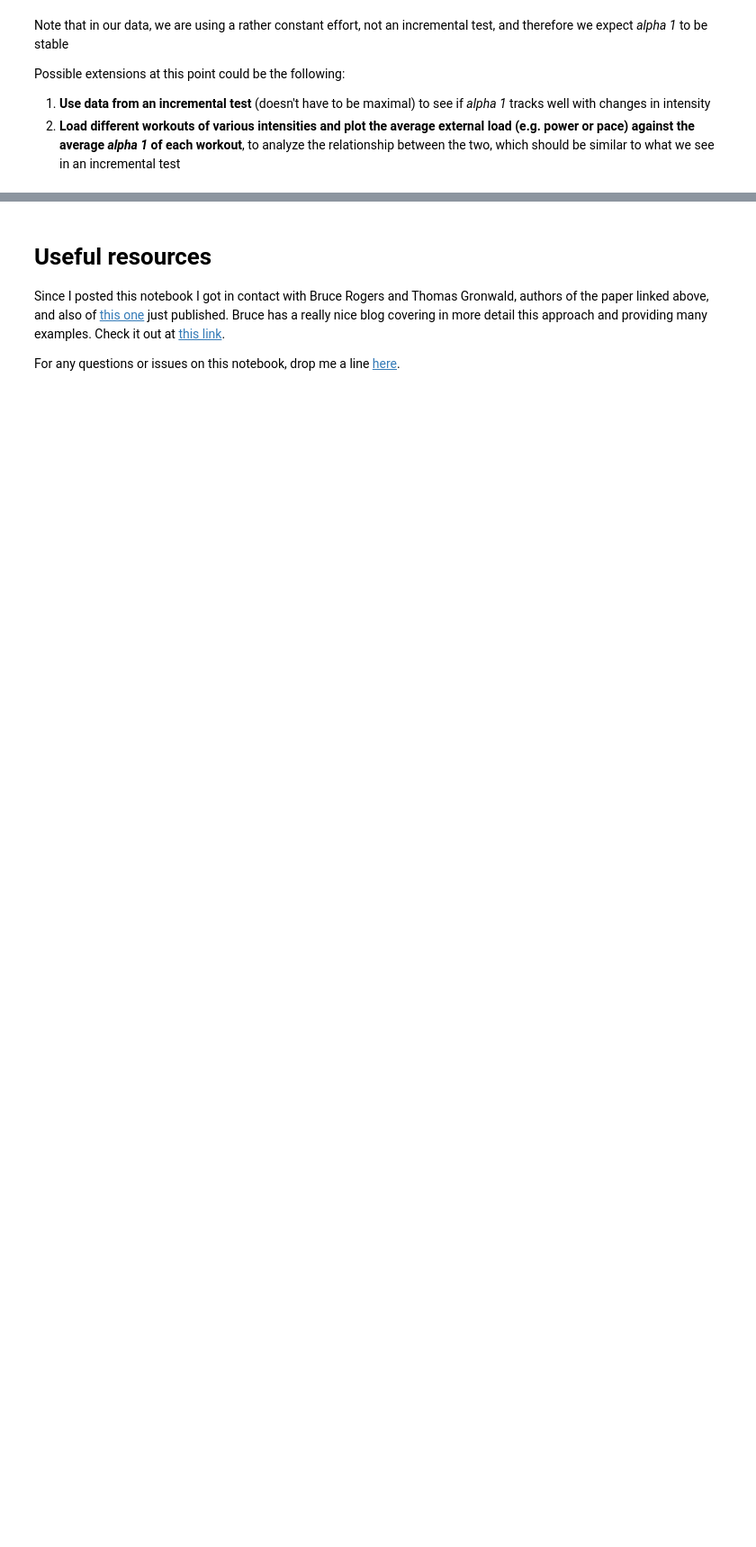
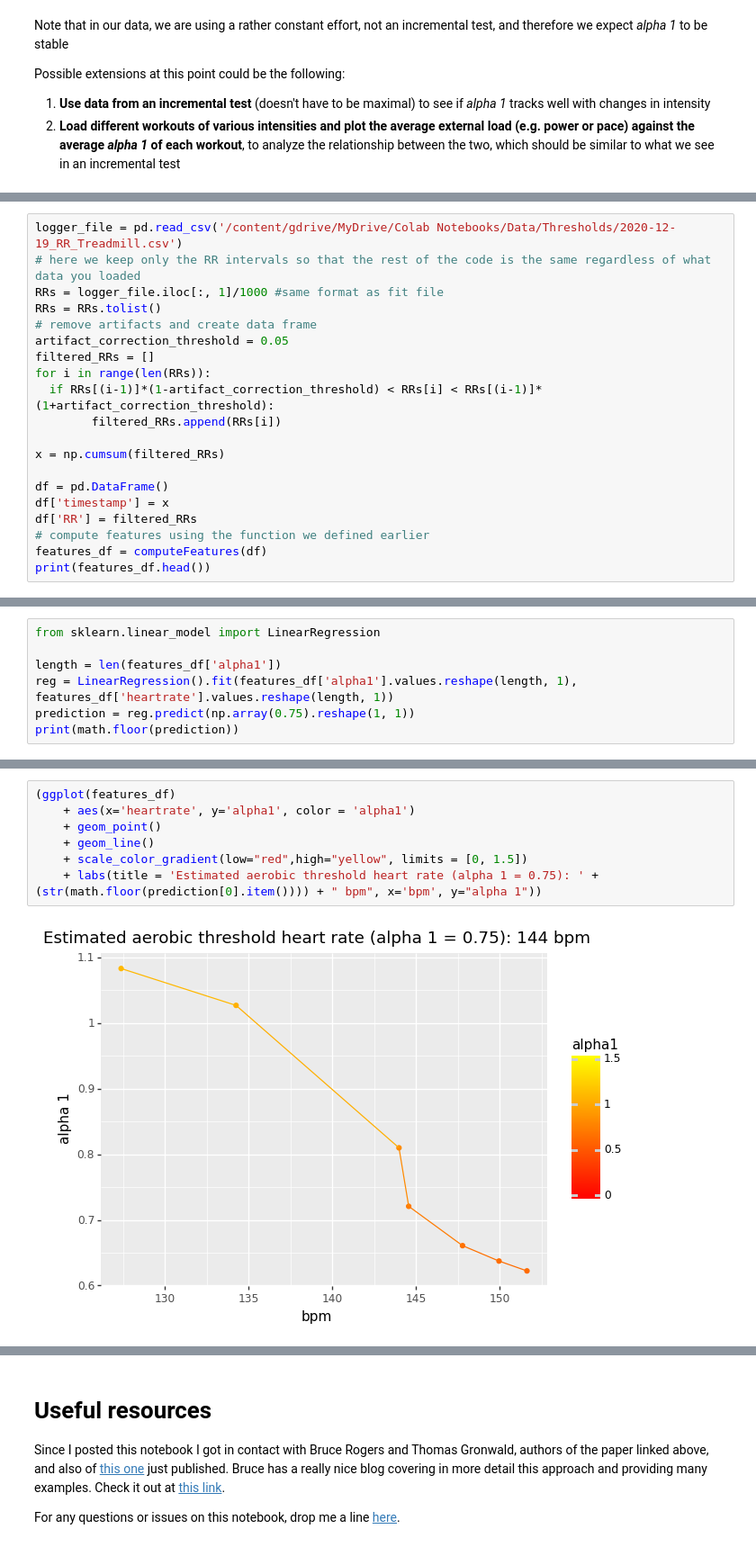
Before and after one commit to marcoalt/Colab, a Jupyter notebook: hrv_thresholds.ipynb, the cells around one changed output, grey strips where cells are left out. Shown at 90% size. Drawn from its saved outputs; the diff is of its cells as text; blank space fills up the shorter version.

```diff
--- a/hrv_thresholds.ipynb
+++ b/hrv_thresholds.ipynb
@@ -288,0 +297,20 @@ Possible extensions at this point could be the following:
+# %%
+logger_file = pd.read_csv('/content/gdrive/MyDrive/Colab Notebooks/Data/Thresholds/2020-12-19_RR_Treadmill.csv')
+# here we keep only the RR intervals so that the rest of the code is the same regardless of what data you loaded
+RRs = logger_file.iloc[:, 1]/1000 #same format as fit file
+RRs = RRs.tolist()
+# remove artifacts and create data frame
+artifact_correction_threshold = 0.05
+filtered_RRs = []
+for i in range(len(RRs)):
+  if RRs[(i-1)]*(1-artifact_correction_threshold) < RRs[i] < RRs[(i-1)]*(1+artifact_correction_threshold):
+        filtered_RRs.append(RRs[i])
+
+x = np.cumsum(filtered_RRs)
+
+df = pd.DataFrame()
+df['timestamp'] = x
+df['RR'] = filtered_RRs
+# compute features using the function we defined earlier
+features_df = computeFeatures(df)
+print(features_df.head())
@@ -288,0 +326,7 @@ Possible extensions at this point could be the following:
+# %%
+from sklearn.linear_model import LinearRegression
+
+length = len(features_df['alpha1'])
+reg = LinearRegression().fit(features_df['alpha1'].values.reshape(length, 1), features_df['heartrate'].values.reshape(length, 1))
+prediction = reg.predict(np.array(0.75).reshape(1, 1))
+print(math.floor(prediction))
@@ -288,0 +337,9 @@ Possible extensions at this point could be the following:
+# %%
+(ggplot(features_df)
+    + aes(x='heartrate', y='alpha1', color = 'alpha1')
+    + geom_point()
+    + geom_line()
+    + scale_color_gradient(low="red",high="yellow", limits = [0, 1.5])
+    + labs(title = 'Estimated aerobic threshold heart rate (alpha 1 = 0.75): ' + (str(math.floor(prediction[0].item()))) + " bpm", x='bpm', y="alpha 1"))
+# %% [output]
+[figure, added]
```
Also changed, not shown: parts of 16 cells of this notebook.
